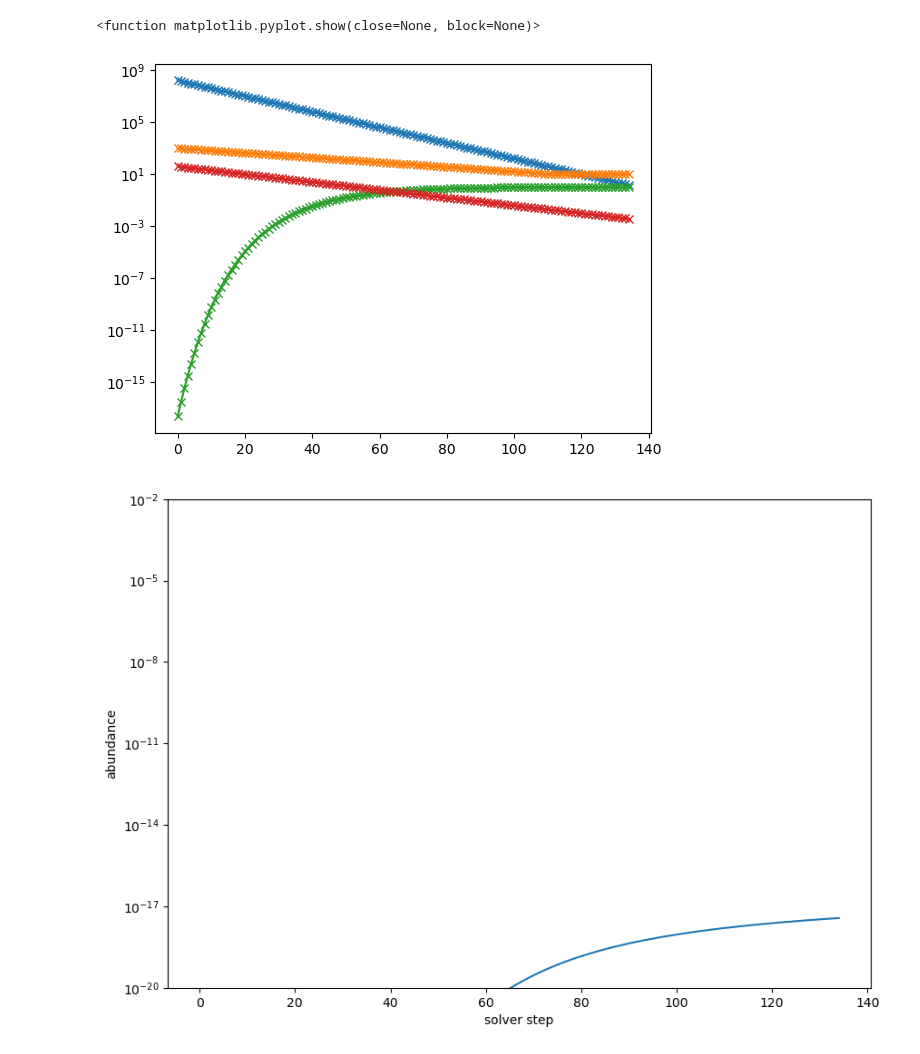
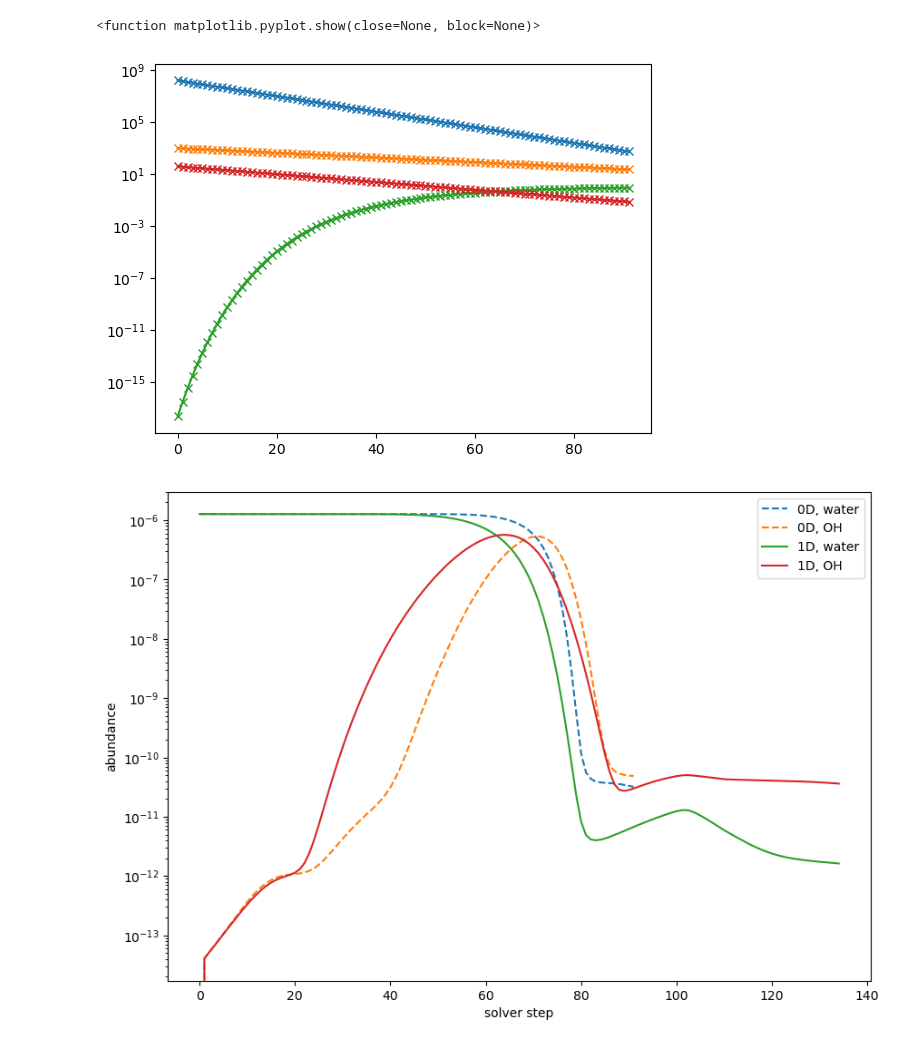
Before and after one commit to silkemaes/ChemPy, a Jupyter notebook: benchmark/get_benchmark.ipynb, the cells around one changed output. Saved outputs shown, nothing was run; the diff lists cells and outputs as text; code cells hidden in the pictures.

```diff
--- a/benchmark/get_benchmark.ipynb
+++ b/benchmark/get_benchmark.ipynb
@@ -78,3 +78,12 @@ def read_data_1Dmodel(file_name):
                         proper = np.concatenate((proper, dirty), axis = 1)
                 dirty = []
     return proper
+# %%
+## 1D model
+
+outloc = '/STER/silkem/CSEchem/'
+outdir = '20210521_gridC_Mdot1e-6_v15_T_eps-'
+mod = 'model_2022-12-26h13-01-25'
+
+
+proper = read_data_1Dmodel(outloc+outdir+mod+'/csfrac_smooth.out')
@@ -81,6 +113,6 @@ def read_data_1Dmodel(file_name):
 # %%
 outpath = '/STER/silkem/ChemTorch/out/'
-dirname = 'bm_1'
+dirname = 'bm_2'
 dirs = listdir(outpath+dirname+'/')
 dirs.remove('meta.json')
 dirs = natsorted(dirs)
@@ -190,19 +222,29 @@ plt.yscale('log')
 plt.show
 # %% [output]
 <function matplotlib.pyplot.show(close=None, block=None)>
-[figure, old version]
+[figure, new version]
 # %%
 fig, ax1 = plt.subplots(figsize = (10,7))
 
-ax1.plot(abs.T[39], '-')
+
+i = 36
+j = 30
+
+ax1.plot(abs.T[i], '--', label = '0D, water')
+ax1.plot(abs.T[j], '--', label = '0D, OH')
+
+ax1.plot(proper.T[i], '-', label = '1D, water')
+ax1.plot(proper.T[j], '-', label = '1D, OH')
 
 
 ax1.set_yscale('log')
-ax1.set_ylim([1e-20,1e-2])
+# ax1.set_ylim([1e-20,1e-2])
 
 ax1.set_xlabel('solver step')
 ax1.set_ylabel('abundance')
 
+ax1.legend()
+
 plt.show()
 # %% [output]
-[figure, old version]
+[figure, new version]
```
Also changed, not shown: parts of 5 cells of this notebook, 2 other files.
